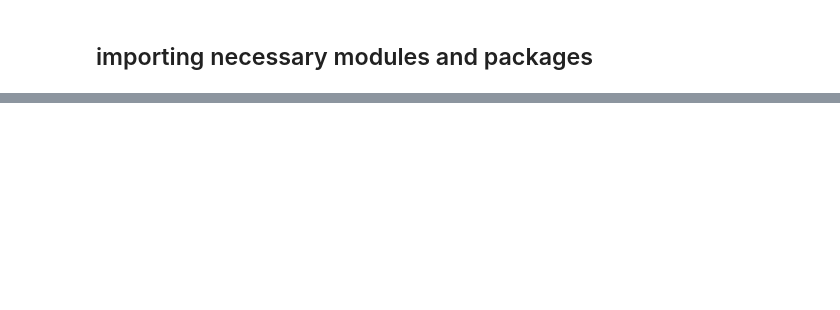
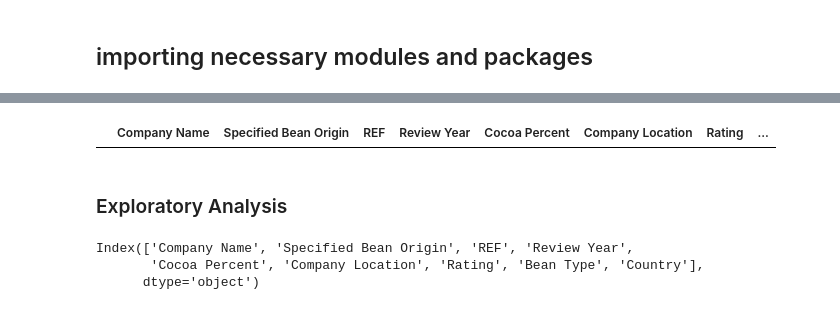
Before and after one commit to Jefest1/chocolate_analysis, a Jupyter notebook: chocolate.ipynb, the cells around one changed output, grey strips where cells are left out. Cells and saved outputs as stored; diff of their text form; code cells hidden in the pictures; blank space fills up the shorter version.

```diff
--- a/chocolate.ipynb
+++ b/chocolate.ipynb
@@ -28,0 +88,13 @@ cocoa_df.head(20)
+# %%
+#checking for duplicated values and removing them
+cocoa_df.loc[cocoa_df.duplicated()]
+# %% [output]
+|  | Company Name | Specified Bean Origin | REF | Review Year | Cocoa Percent | Company Location | Rating | ... |
+# %% [markdown]
+### Exploratory Analysis
+# %%
+cocoa_df.columns
+# %% [output]
+Index(['Company Name', 'Specified Bean Origin', 'REF', 'Review Year',
+       'Cocoa Percent', 'Company Location', 'Rating', 'Bean Type', 'Country'],
+      dtype='object')
```
Also changed, not shown: parts of 7 cells of this notebook.
